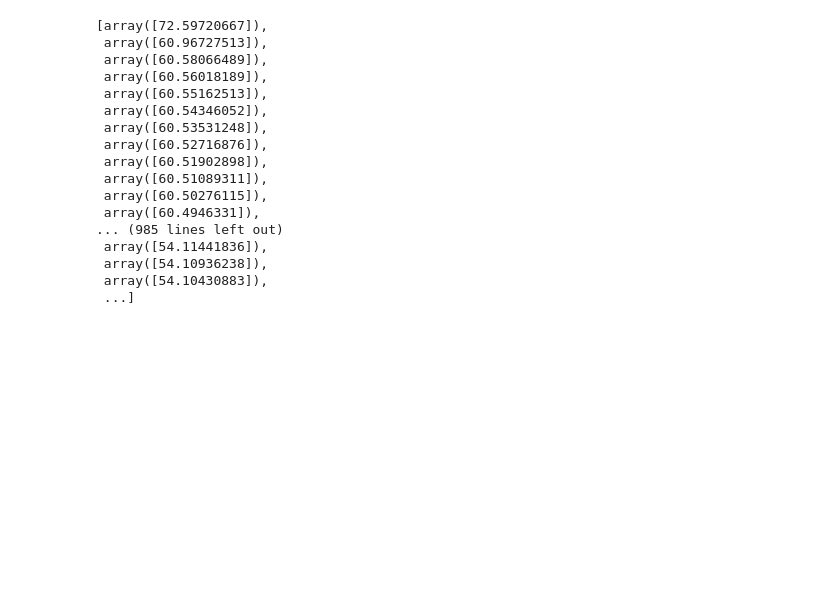
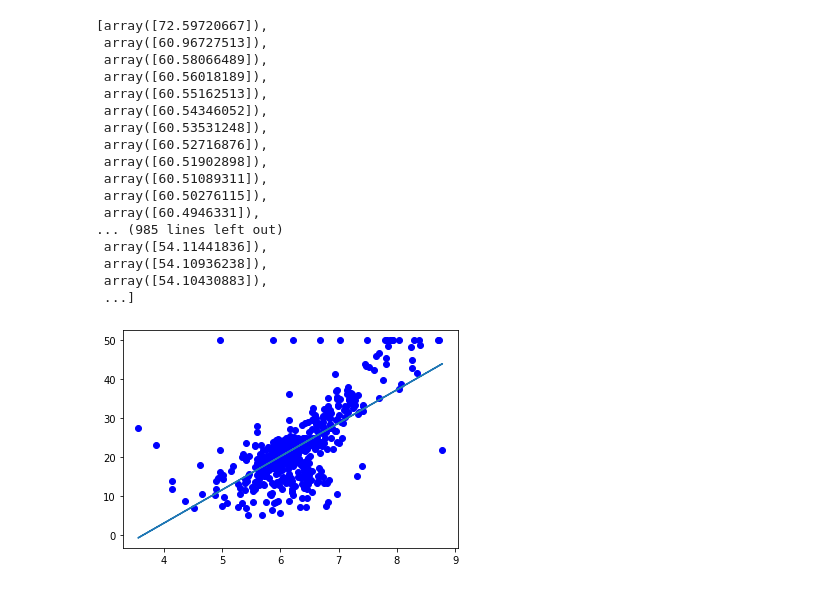
Before and after one commit to ducksfrogs/numpy_data_ana, a Jupyter notebook: jup/gradient_descent/gradient_descent.ipynb, the cells around one changed output. Drawn from its saved outputs; the diff is of its cells as text; code cells hidden in the pictures; blank space fills up the shorter version.

```diff
--- a/jup/gradient_descent/gradient_descent.ipynb
+++ b/jup/gradient_descent/gradient_descent.ipynb
@@ -77,3 +77,10 @@ cost_history
  array([54.10936238]),
  array([54.10430883]),
  ...]
+# %%
+y_hat = X*coefficient + intercept
+plt.plot(X, Y, 'bo')
+plt.plot(X, y_hat)
+plt.show()
+# %% [output]
+[figure, added]
```
Also changed, not shown: 3 other files.
